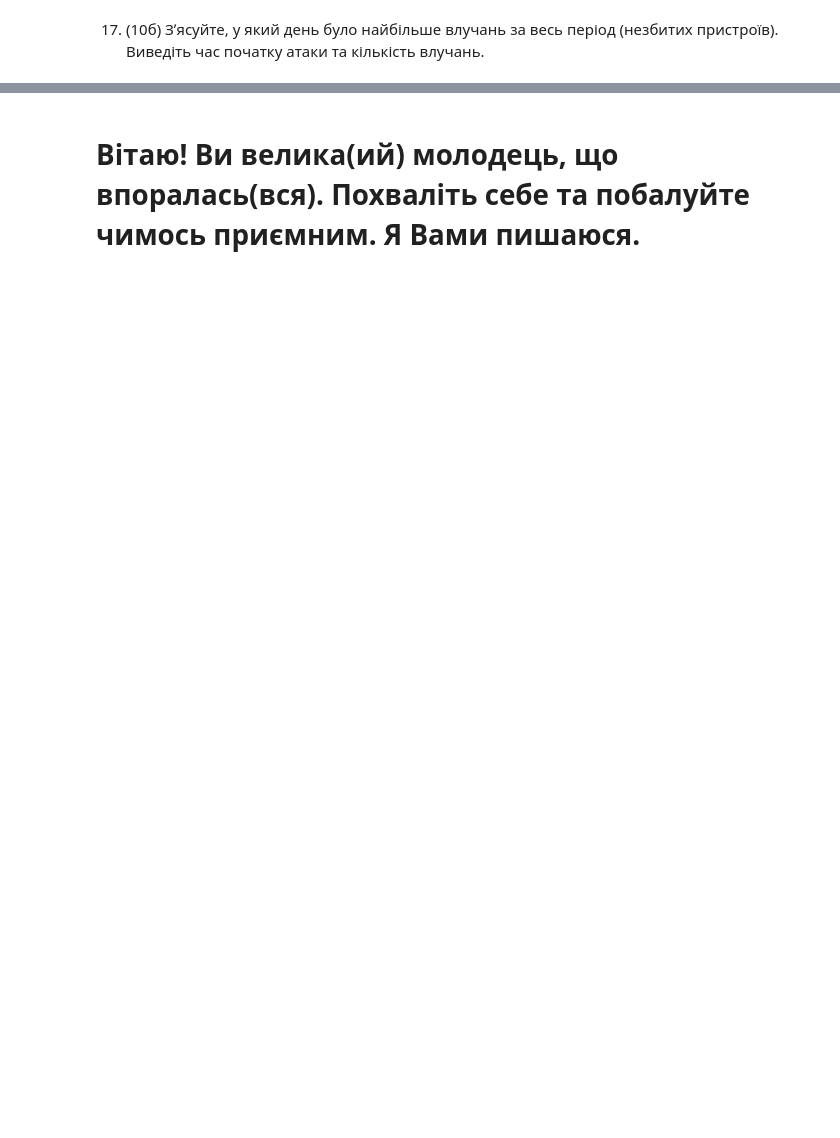
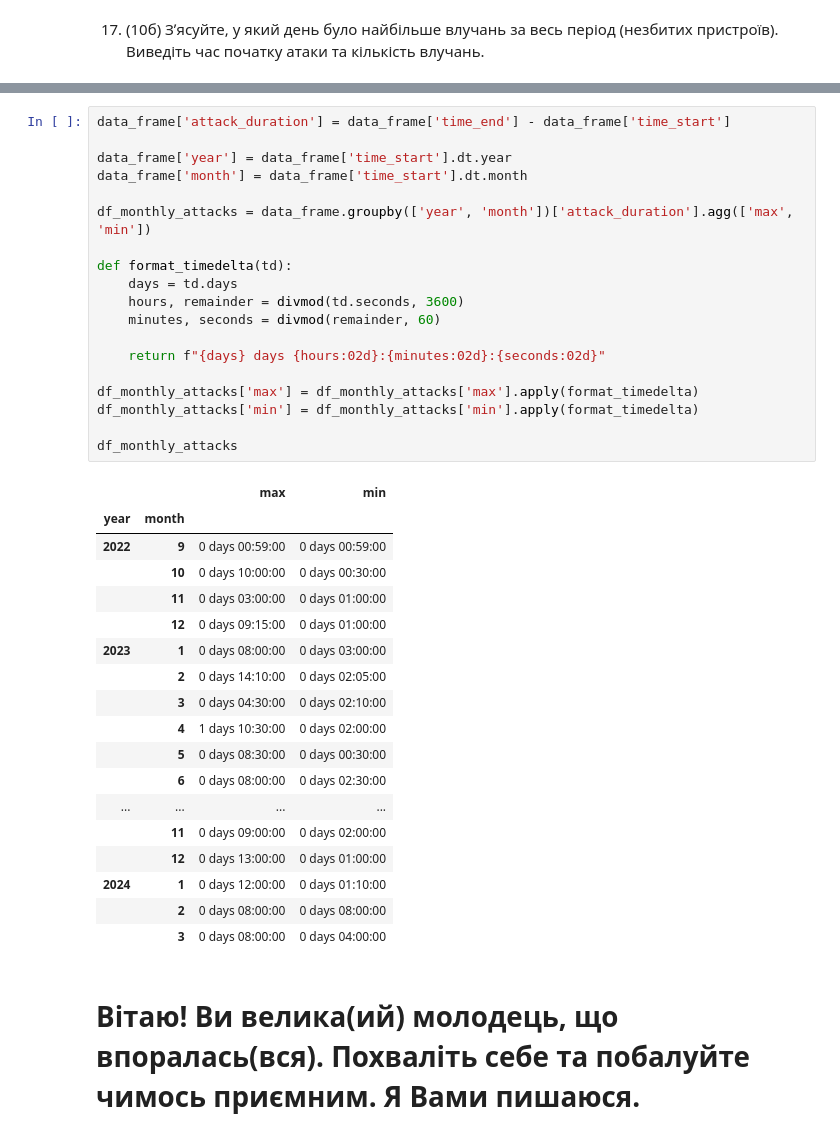
Before and after one commit to iwankaa/PythonCourse, a Jupyter notebook: python_practice_9.ipynb, the cells around one changed output, grey strips where cells are left out. Saved outputs shown, nothing was run; the diff lists cells and outputs as text; blank space fills up the shorter version.

```diff
--- a/python_practice_9.ipynb
+++ b/python_practice_9.ipynb
@@ -174,6 +292,44 @@ Column 'launched' dtype: Int64
 
 
 Запишіть його у файл типу сsv. Після цього виведіть на екран.
+# %%
+data_frame['attack_duration'] = data_frame['time_end'] - data_frame['time_start']
+
+data_frame['year'] = data_frame['time_start'].dt.year
+data_frame['month'] = data_frame['time_start'].dt.month
+
+df_monthly_attacks = data_frame.groupby(['year', 'month'])['attack_duration'].agg(['max', 'min'])
+
+def format_timedelta(td):
+    days = td.days
+    hours, remainder = divmod(td.seconds, 3600)
+    minutes, seconds = divmod(remainder, 60)
+
+    return f"{days} days {hours:02d}:{minutes:02d}:{seconds:02d}"
+
+df_monthly_attacks['max'] = df_monthly_attacks['max'].apply(format_timedelta)
+df_monthly_attacks['min'] = df_monthly_attacks['min'].apply(format_timedelta)
+
+df_monthly_attacks
+# %% [output]
+|  |  | max | min |
+| year | month |  |  |
+| 2022 | 9 | 0 days 00:59:00 | 0 days 00:59:00 |
+|  | 10 | 0 days 10:00:00 | 0 days 00:30:00 |
+|  | 11 | 0 days 03:00:00 | 0 days 01:00:00 |
+|  | 12 | 0 days 09:15:00 | 0 days 01:00:00 |
+| 2023 | 1 | 0 days 08:00:00 | 0 days 03:00:00 |
+|  | 2 | 0 days 14:10:00 | 0 days 02:05:00 |
+|  | 3 | 0 days 04:30:00 | 0 days 02:10:00 |
+|  | 4 | 1 days 10:30:00 | 0 days 02:00:00 |
+|  | 5 | 0 days 08:30:00 | 0 days 00:30:00 |
+|  | 6 | 0 days 08:00:00 | 0 days 02:30:00 |
+| ... | ... | ... | ... |
+|  | 11 | 0 days 09:00:00 | 0 days 02:00:00 |
+|  | 12 | 0 days 13:00:00 | 0 days 01:00:00 |
+| 2024 | 1 | 0 days 12:00:00 | 0 days 01:10:00 |
+|  | 2 | 0 days 08:00:00 | 0 days 08:00:00 |
+|  | 3 | 0 days 08:00:00 | 0 days 04:00:00 |
 # %% [markdown]
 # Вітаю! Ви велика(ий) молодець, що впоралась(вся). Похваліть себе та побалуйте чимось приємним. Я Вами пишаюся.
 # %% [markdown]
```
Also changed, not shown: parts of 10 cells of this notebook.
